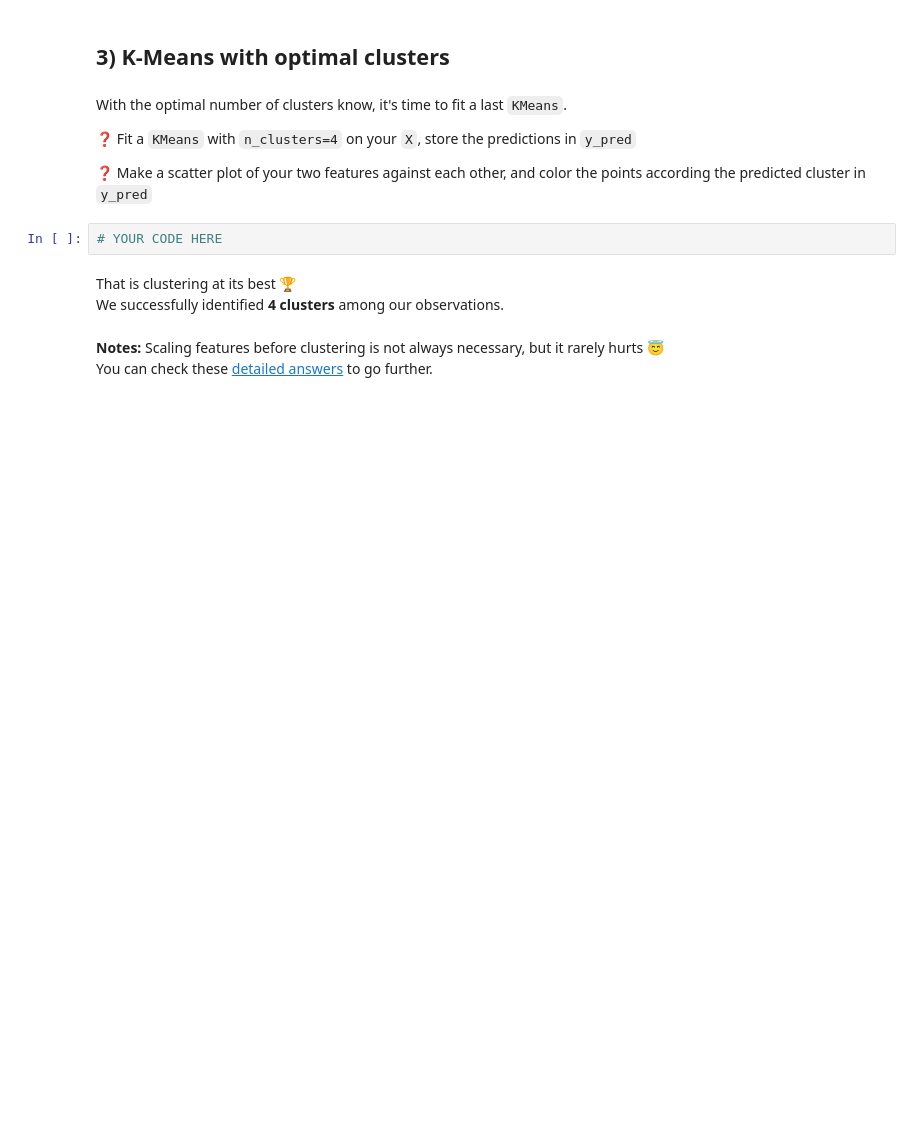
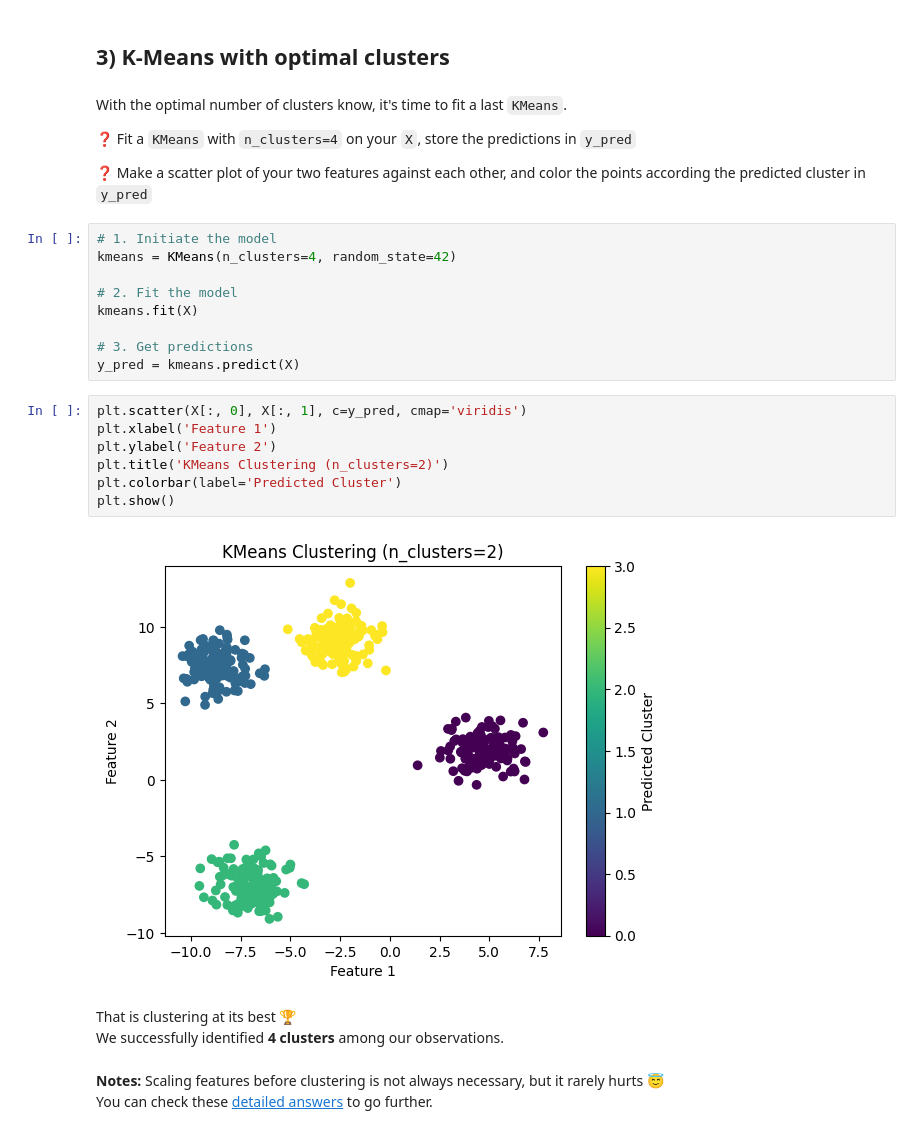
Before and after one commit to saranjthilak/data-image-compression, a Jupyter notebook: warmup_k_means.ipynb, the cells around one changed output. Drawn from its saved outputs; the diff is of its cells as text; blank space fills up the shorter version.

```diff
--- a/warmup_k_means.ipynb
+++ b/warmup_k_means.ipynb
@@ -155,8 +208,24 @@ With the optimal number of clusters know, it's time to fit a last `KMeans`.
 ❓ Fit a `KMeans` with `n_clusters=4` on your `X`, store the predictions in `y_pred`
 
 ❓ Make a scatter plot of your two features against each other, and color the points  according the predicted cluster in `y_pred`
-# %%
-# YOUR CODE HERE
+# %%
+# 1. Initiate the model
+kmeans = KMeans(n_clusters=4, random_state=42)
+
+# 2. Fit the model
+kmeans.fit(X)
+
+# 3. Get predictions
+y_pred = kmeans.predict(X)
+# %%
+plt.scatter(X[:, 0], X[:, 1], c=y_pred, cmap='viridis')
+plt.xlabel('Feature 1')
+plt.ylabel('Feature 2')
+plt.title('KMeans Clustering (n_clusters=2)')
+plt.colorbar(label='Predicted Cluster')
+plt.show()
+# %% [output]
+[figure, added]
 # %% [markdown]
 That is clustering at its best 	🏆
 We successfully identified **4 clusters** among our observations.
```
Also changed, not shown: parts of 7 cells of this notebook.
